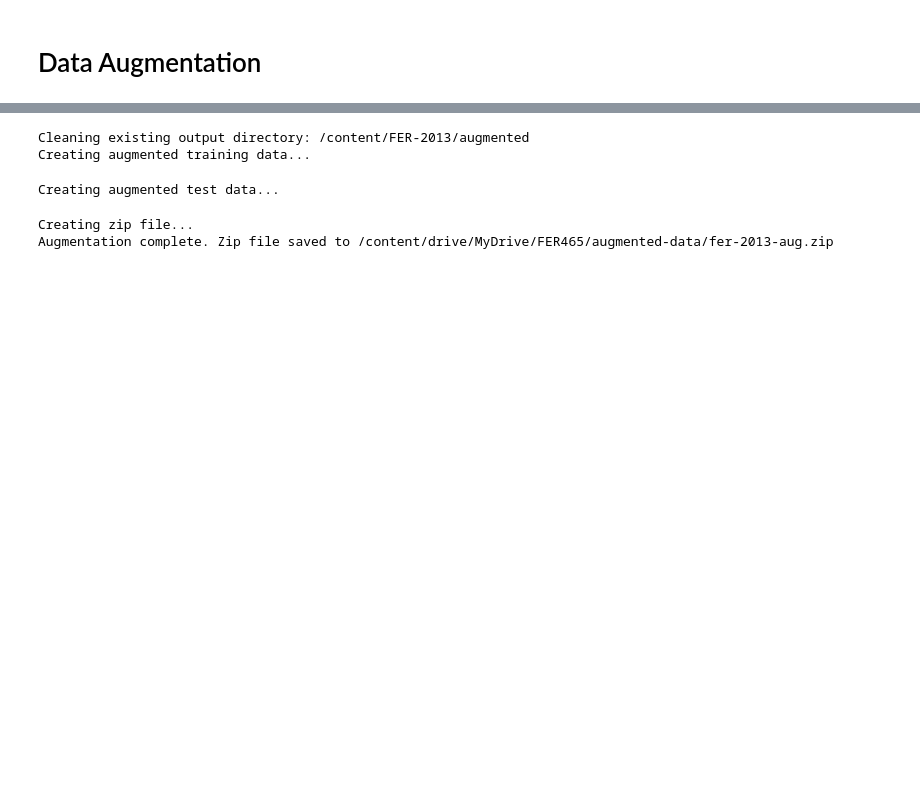
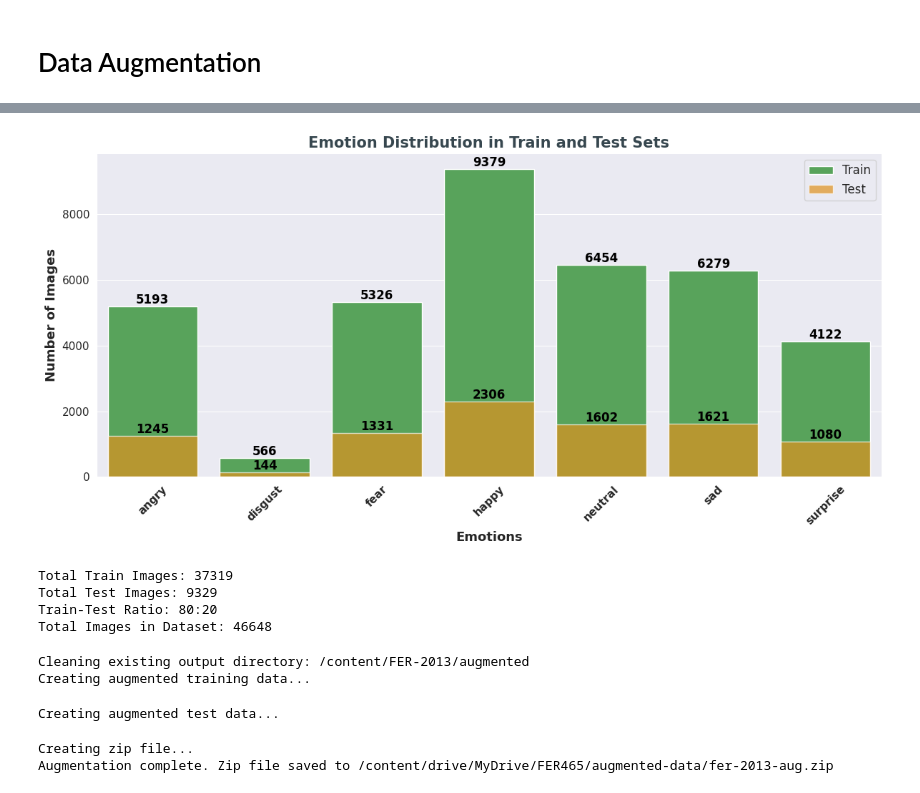
Before and after one commit to riad-safowan/CSE465_Spring2025_Group-01, a Jupyter notebook: FER465.ipynb, the cells around one changed output, grey strips where cells are left out. Cells and saved outputs as stored; diff of their text form; code cells hidden in the pictures; blank space fills up the shorter version.

```diff
--- a/FER465.ipynb
+++ b/FER465.ipynb
@@ -250,3 +249,11 @@ Augmentation complete. Zip file saved to /content/drive/MyDrive/FER465/augmented
+# %%
+visualize_emotion_dataset("/content/FER-2013/all")
+# %% [output]
+[figure, added]
+Total Train Images: 37319
+Total Test Images: 9329
+Train-Test Ratio: 80:20
+Total Images in Dataset: 46648
 # %%
 import os
 import cv2
```
Also changed, not shown: parts of 6 cells of this notebook, 2 other files.
